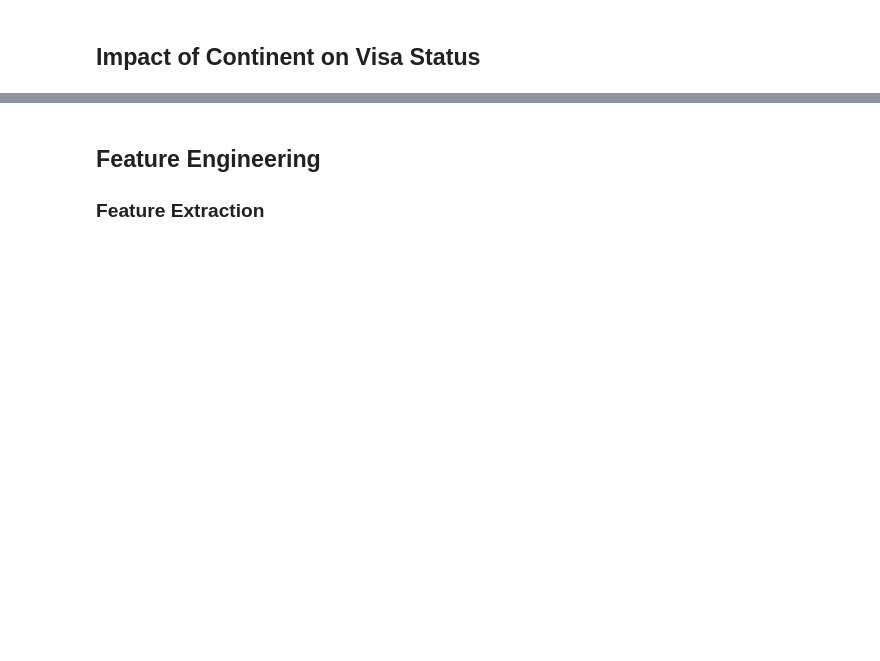
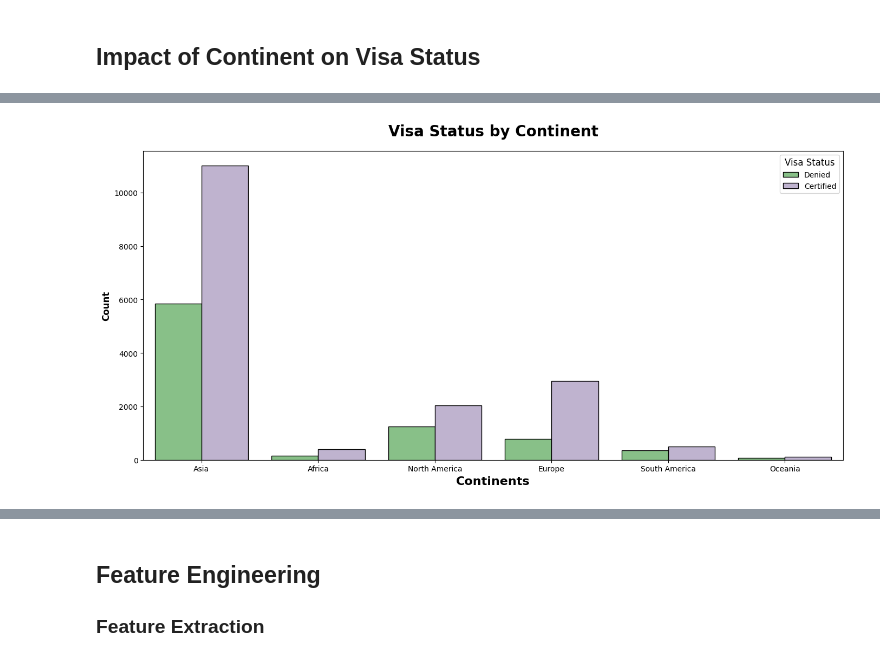
Before and after one commit to MRameezU/MLOPs_Classification_Problem, a Jupyter notebook: notebook/01_Exploratory_Data_Analysis_US_Visa.ipynb, the cells around one changed output, grey strips where cells are left out. Saved outputs shown, nothing was run; the diff lists cells and outputs as text; code cells hidden in the pictures; blank space fills up the shorter version.

```diff
--- a/notebook/01_Exploratory_Data_Analysis_US_Visa.ipynb
+++ b/notebook/01_Exploratory_Data_Analysis_US_Visa.ipynb
@@ -429,0 +444,23 @@ df.groupby("continent")["case_status"].value_counts(normalize=True).to_frame()*1
+# %%
+# Set up the figure and axis for the plot
+plt.figure(figsize=(14, 7))
+
+# Plot the count of 'continent' with 'case_status' as hue
+sns.countplot(x="continent", hue="case_status", data=df,
+              edgecolor="black", palette="Accent")
+
+# Add a title with better formatting
+plt.title("Visa Status by Continent", weight="bold", fontsize=20, pad=20)
+
+# Customize the labels for the x-axis and y-axis
+plt.xlabel("Continents", weight="bold", fontsize=16)
+plt.ylabel("Count", weight="bold", fontsize=12)
+
+# Improve the legend appearance
+plt.legend(title="Visa Status", fancybox=True, title_fontsize=12, fontsize=10)
+
+# Adjust the layout for better spacing and show the plot
+plt.tight_layout()
+plt.show()
+# %% [output]
+[figure, added]
```
Also changed, not shown: parts of 17 cells of this notebook.
